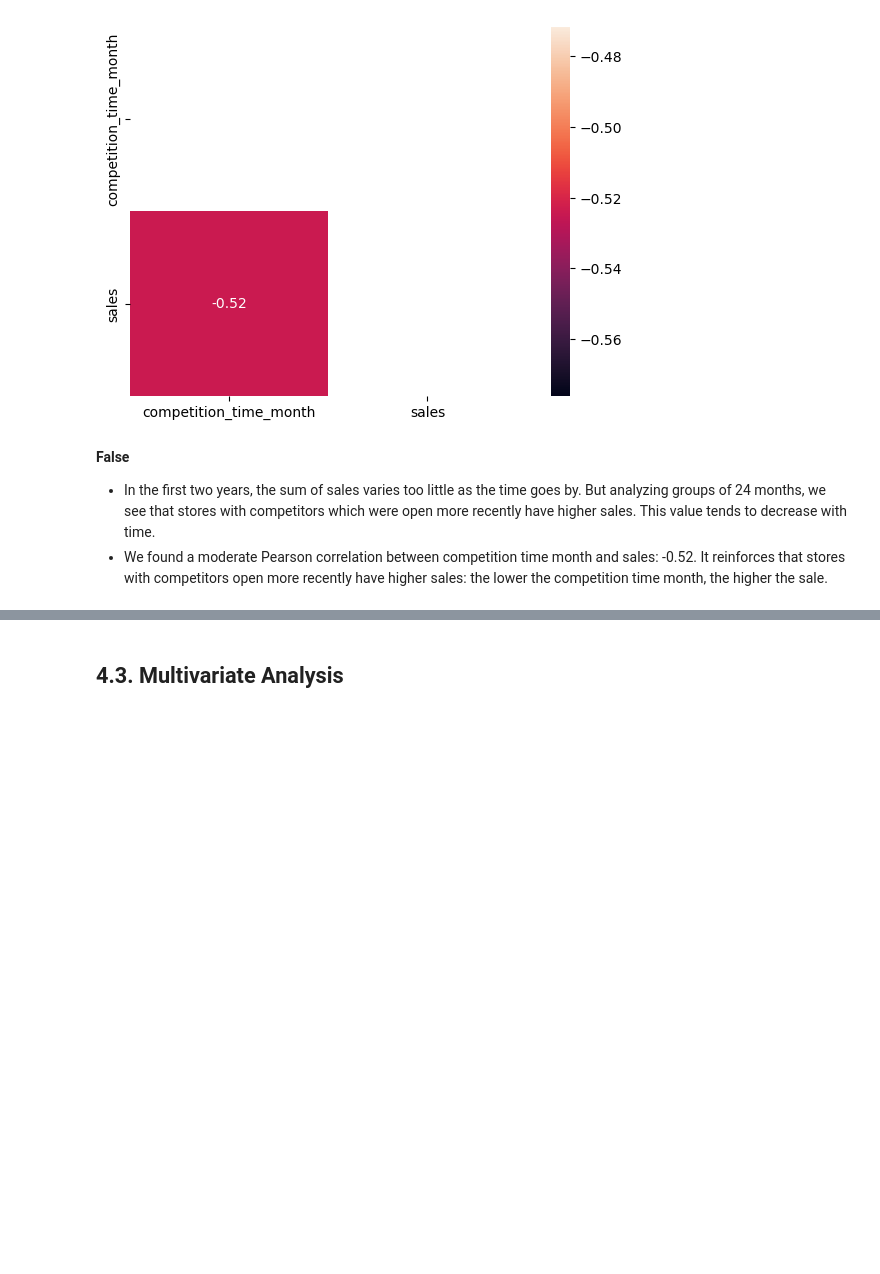
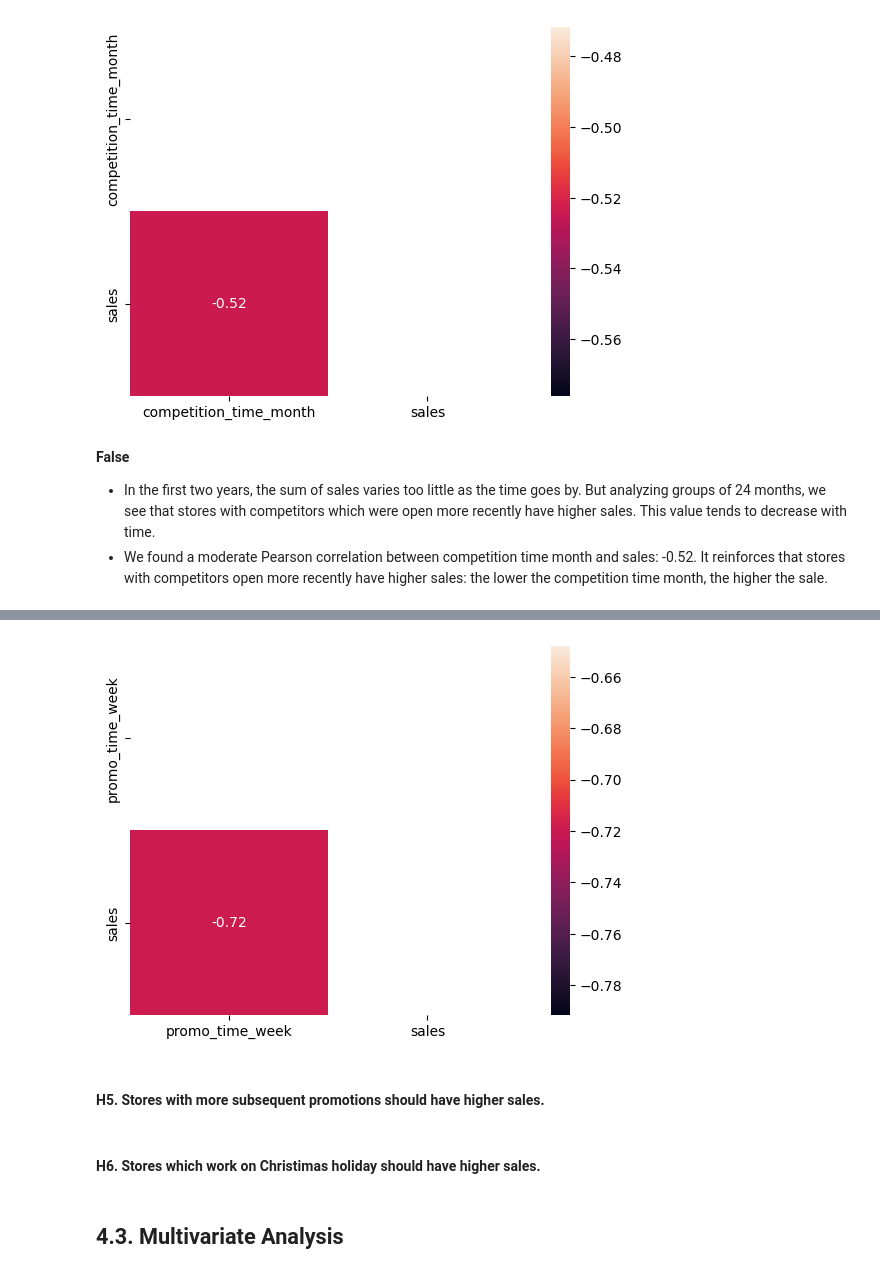
Before and after one commit to lucasquemelli/Rossman_Store_Sales, a Jupyter notebook: rossmann_store_sales.ipynb, the cells around one changed output, grey strips where cells are left out. Saved outputs shown, nothing was run; the diff lists cells and outputs as text; code cells hidden in the pictures; blank space fills up the shorter version.

```diff
--- a/rossmann_store_sales.ipynb
+++ b/rossmann_store_sales.ipynb
@@ -1113,2 +1145,13 @@ sns.heatmap(aux1.corr(method="pearson"), mask = mask, annot=True);
+# %%
+mask = np.zeros_like(aux1.corr(method="pearson"), dtype=bool)
+mask[np.triu_indices_from(mask)] = True
+
+sns.heatmap(aux1.corr(method="pearson"), mask = mask, annot=True);
+# %% [output]
+[figure, added]
+# %% [markdown]
+#### H5. Stores with more subsequent promotions should have higher sales.
+# %% [markdown]
+#### H6. Stores which work on Christimas holiday should have higher sales.
 # %% [markdown]
 ## 4.3. Multivariate Analysis
```
Also changed, not shown: parts of 3 cells of this notebook.
